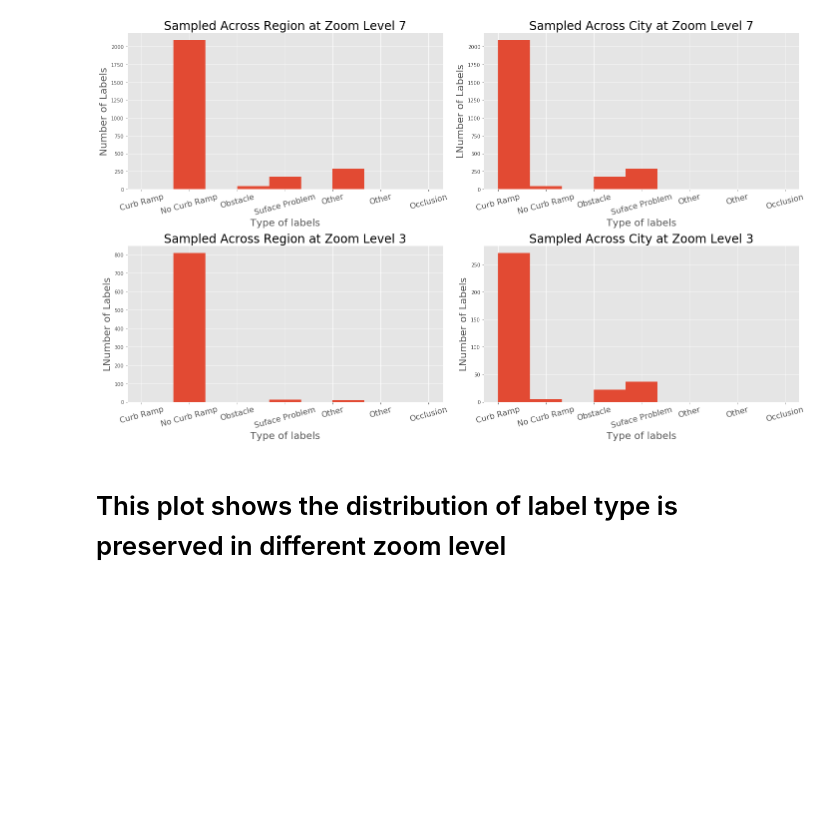
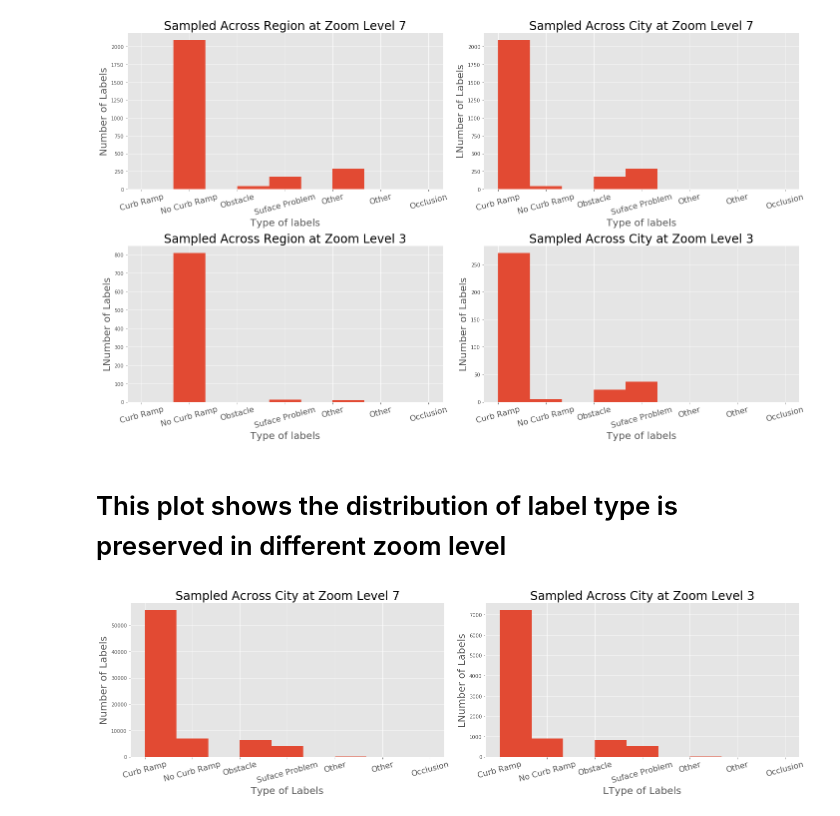
Before and after one commit to zhuMingXu/SidewalkWebpage, a Jupyter notebook: Thinning/Plots.ipynb, the cells around one changed output. Drawn from its saved outputs; the diff is of its cells as text; code cells hidden in the pictures; blank space fills up the shorter version.

```diff
--- a/Thinning/Plots.ipynb
+++ b/Thinning/Plots.ipynb
@@ -57,17 +58,25 @@ plt.show()
 # This plot shows the distribution of label type is preserved in different zoom level
 # %%
 f, ax = plt.subplots(1,2,figsize = (20,6))
-ax.flat[0].set_title("Zoom level 7")
-ax.flat[0].hist(zoomlevel, 9, weights = total[7])
-ax.flat[0].set_ylabel("Label Number")
-ax.flat[0].set_xlabel("Label Type")
+ax.flat[0].set_title("Sampled Across City at Zoom Level 7",fontsize = title_font_size)
+ax.flat[0].hist(label_type_id, 9, weights = total[7])
+ax.flat[0].set_ylabel("Number of Labels",fontsize = axes_font_size)
+ax.flat[0].set_xlabel("Type of Labels",fontsize = axes_font_size)
 
-ax.flat[1].set_title("Zoom level 3")
-ax.flat[1].hist(zoomlevel, 9, weights = total[3])
-ax.flat[1].set_ylabel("Label Number")
-ax.flat[1].set_xlabel("Label Type")
+ax.flat[1].set_title("Sampled Across City at Zoom Level 3",fontsize = title_font_size)
+ax.flat[1].hist(label_type_id, 9, weights = total[3])
+ax.flat[1].set_ylabel("LNumber of Labels",fontsize = axes_font_size)
+ax.flat[1].set_xlabel("LType of Labels",fontsize = axes_font_size)
+plt.sca(ax[0])
+plt.xticks(label_type_id, label_type, rotation =tick_rotation, fontsize = tick_font_size)
+plt.sca(ax[1])
+plt.xticks(label_type_id, label_type, rotation =tick_rotation, fontsize = tick_font_size)
 
+plt.tight_layout()
 plt.show()
+#plt.savefig('Figure2.pdf')
+# %% [output]
+[figure, added]
 # %%
 plt.title("Label Shown in Region 205 at Zoom level 7")
 plt.hist(zoomlevel, 9, weights = region[7])
```
Also changed, not shown: parts of 2 cells of this notebook.
